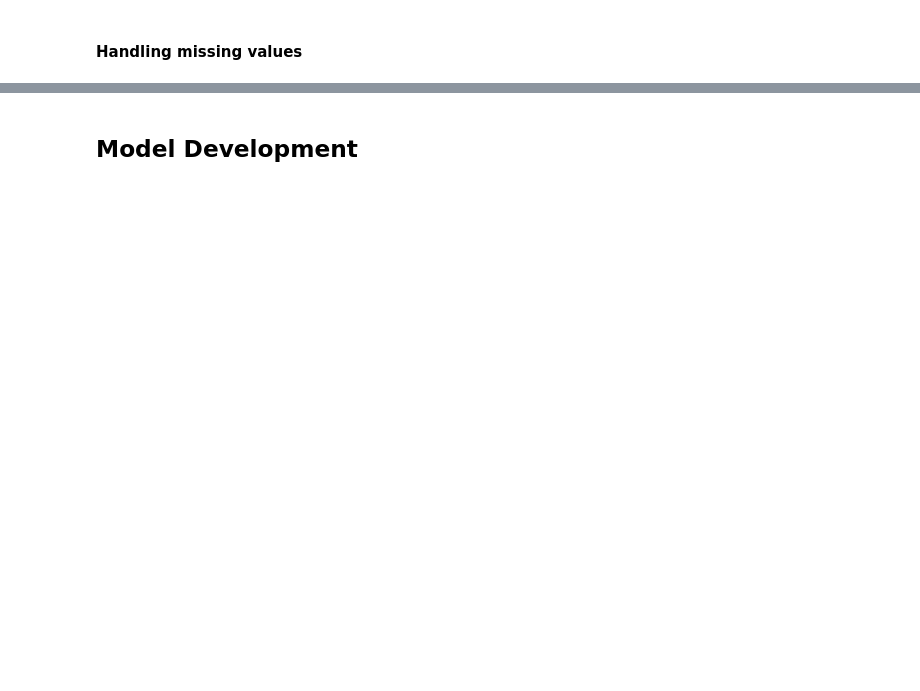
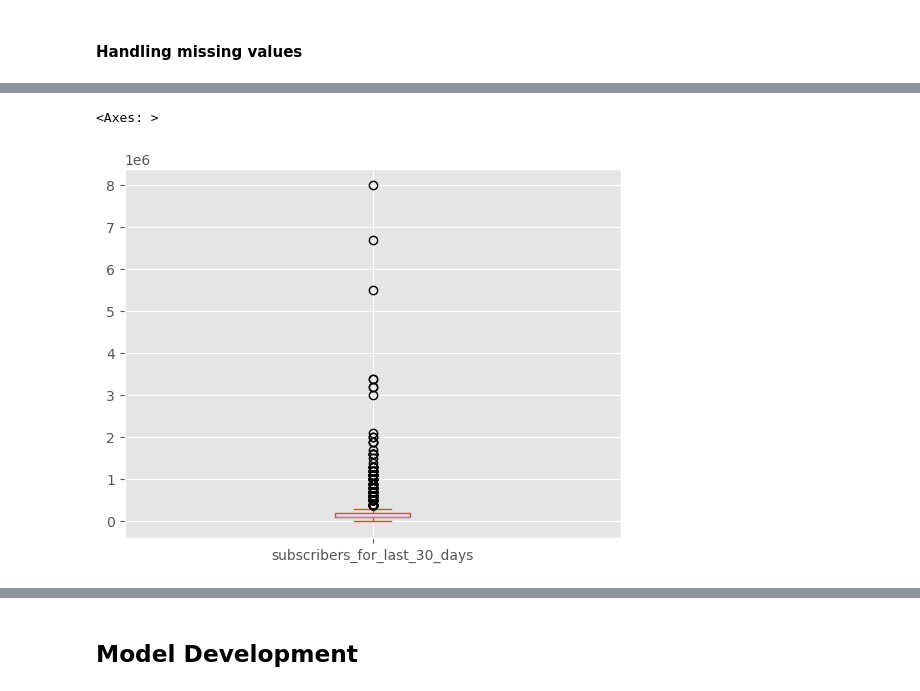
Before and after one commit to King-georges/You-Tube-Stats-Analysis, a Jupyter notebook: Project_notebook.ipynb, the cells around one changed output, grey strips where cells are left out. Cells and saved outputs as stored; diff of their text form; code cells hidden in the pictures; blank space fills up the shorter version.

```diff
--- a/Project_notebook.ipynb
+++ b/Project_notebook.ipynb
@@ -320,3 +359,10 @@ df["video_views_for_the_last_30_days"].fillna(mode_value, inplace=True)
+# %%
+#boxplot for "subscribers_for_last_30_days"
+
+df["subscribers_for_last_30_days"].plot.box()
+# %% [output]
+<Axes: >
+[figure, added]
 # %%
 #Replacing missing values of subscribers_for_last_30_days with the mode
 mode_value = df["subscribers_for_last_30_days"].mode()[0]
```
Also changed, not shown: parts of 38 cells of this notebook.
